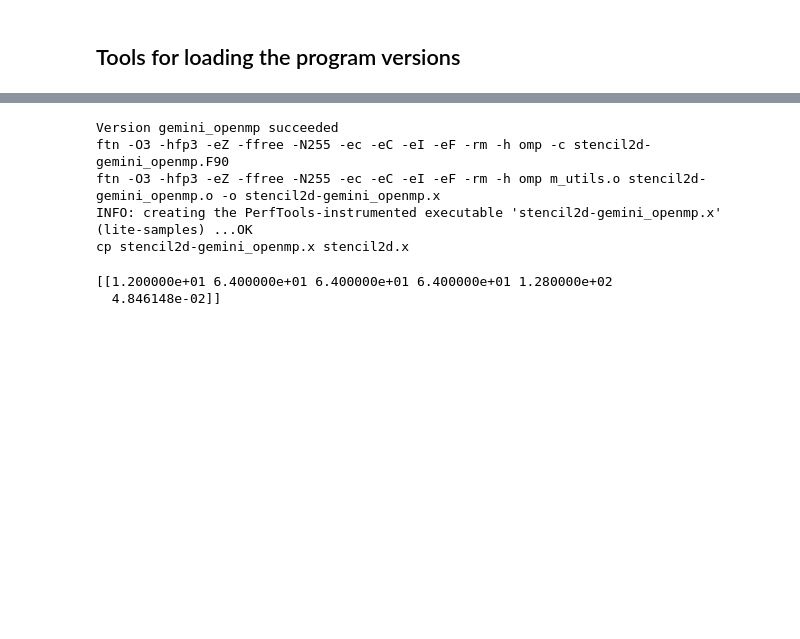
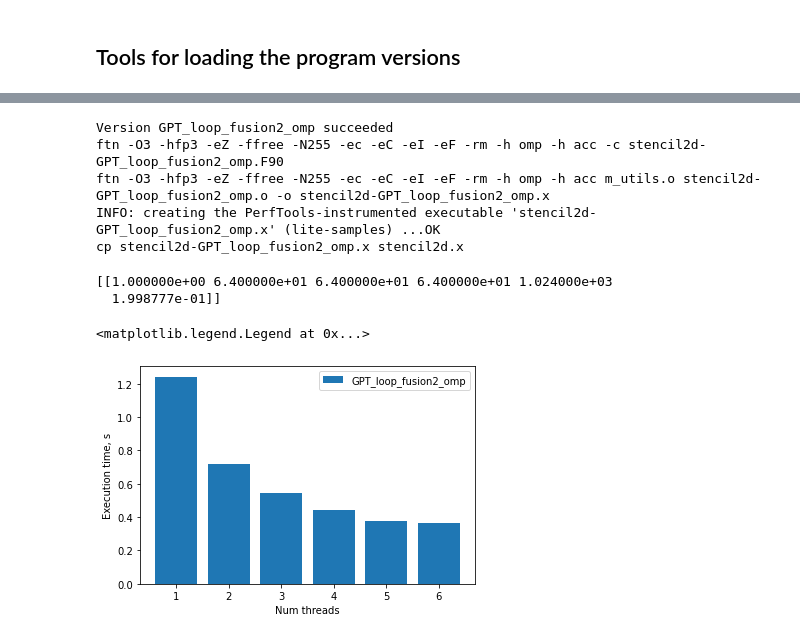
Before and after one commit to pavellippov/HPC4WC_Project12_AI_assited_optimization, a Jupyter notebook: gemini_optimization.ipynb, the cells around one changed output, grey strips where cells are left out. Saved outputs shown, nothing was run; the diff lists cells and outputs as text; code cells hidden in the pictures; blank space fills up the shorter version.

```diff
--- a/gemini_optimization.ipynb
+++ b/gemini_optimization.ipynb
@@ -109,17 +114,36 @@ def validate_results():
 
     plt.show()
 # %%
-test_version = "gemini_openmp"
+test_version = "GPT_loop_fusion2_omp"
 compile_version(test_version, output=True)
 # %% [output]
-Version gemini_openmp succeeded
-ftn -O3 -hfp3 -eZ -ffree -N255 -ec -eC -eI -eF -rm -h omp -c stencil2d-gemini_openmp.F90
-ftn -O3 -hfp3 -eZ -ffree -N255 -ec -eC -eI -eF -rm -h omp m_utils.o stencil2d-gemini_openmp.o -o stencil2d-gemini_openmp.x
-INFO: creating the PerfTools-instrumented executable 'stencil2d-gemini_openmp.x' (lite-samples) ...OK
-cp stencil2d-gemini_openmp.x stencil2d.x
+Version GPT_loop_fusion2_omp succeeded
+ftn -O3 -hfp3 -eZ -ffree -N255 -ec -eC -eI -eF -rm -h omp -h acc -c stencil2d-GPT_loop_fusion2_omp.F90
+ftn -O3 -hfp3 -eZ -ffree -N255 -ec -eC -eI -eF -rm -h omp -h acc m_utils.o stencil2d-GPT_loop_fusion2_omp.o -o stencil2d-GPT_loop_fusion2_omp.x
+INFO: creating the PerfTools-instrumented executable 'stencil2d-GPT_loop_fusion2_omp.x' (lite-samples) ...OK
+cp stencil2d-GPT_loop_fusion2_omp.x stencil2d.x
 # %%
-result = execute_version(test_version, num_iter=128)
+os.environ["OMP_NUM_THREADS"] = "12"
+result = execute_version(test_version, num_iter=1024)
 print(result)
 # %% [output]
-[[1.200000e+01 6.400000e+01 6.400000e+01 6.400000e+01 1.280000e+02
-  4.846148e-02]]
+[[1.000000e+00 6.400000e+01 6.400000e+01 6.400000e+01 1.024000e+03
+  1.998777e-01]]
+# %%
+openmp_versions = ["GPT_loop_fusion2_omp"]
+width=0.5
+for version in openmp_versions:
+    times = []
+    core_list = np.arange(1, 7)
+    for num_cores in tqdm(core_list):
+        os.environ["OMP_NUM_THREADS"] = f"{num_cores}"
+        result = execute_version(version, nx=128, ny=128,  num_iter=1024)
+        # print(result)
+        times.append(result[0][-1])
+    plt.bar(core_list, times, label=version)
+plt.xlabel("Num threads")
+plt.ylabel("Execution time, s")
+plt.legend()
+# %% [output]
+<matplotlib.legend.Legend at 0x...>
+[figure, added]
```
Also changed, not shown: parts of 11 cells of this notebook, 4 other files.
